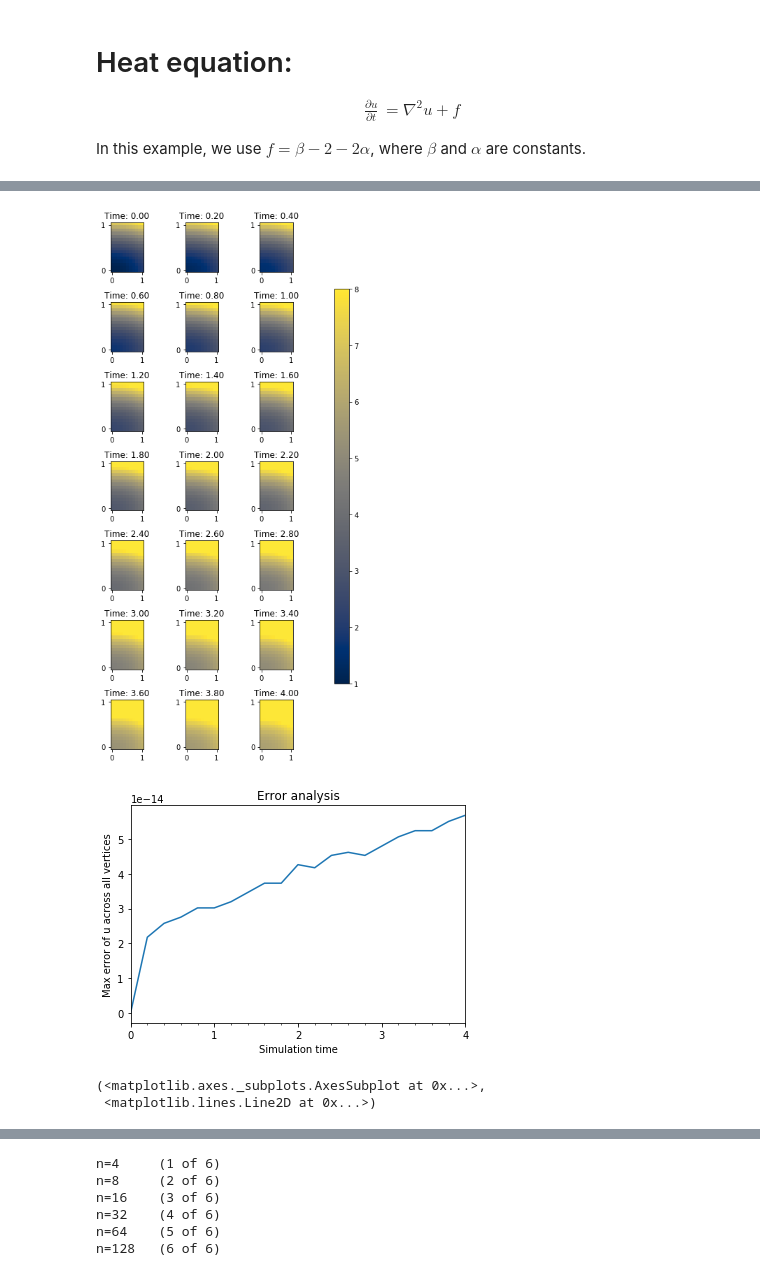
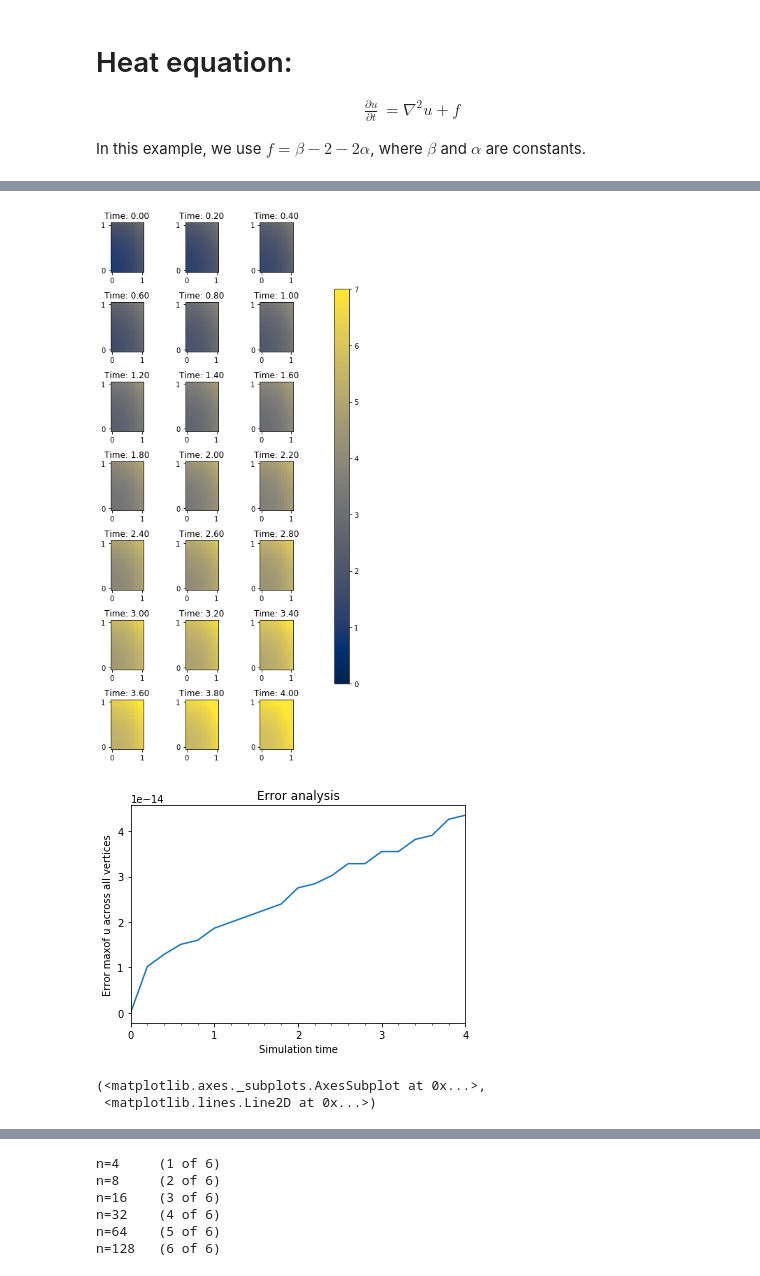
Before and after one commit to ZacharyVernec/PDE-FIND, a Jupyter notebook: Heat Equation.ipynb, the cells around one changed output, grey strips where cells are left out. Saved outputs shown, nothing was run; the diff lists cells and outputs as text; code cells hidden in the pictures.

```diff
--- a/Heat Equation.ipynb
+++ b/Heat Equation.ipynb
@@ -85,9 +94,9 @@ def calculate_simulation(nx, ny, nt, dt=None, tmax=None, alpha=6, beta=1.2):
 
     return mesh_info, logs
 
-mesh_info, logs = calculate_simulation(10, 15, 20, tmax=4.0)
+mesh_info, logs = calculate_simulation(10, 15, 20, tmax=4.0, alpha=1, beta=1.2)
 # %%
-def display_simulation(mesh_info, logs, nplots_max=None, nrows_max=None, show_bounds=False):
+def display_simulation(mesh_info, logs, nplots_max=None, nrows_max=None, show_bounds=False, scalemin=1, scalemax=8):
 
     # Retrieve variables
     mesh = mesh_info['mesh']
@@ -108,42 +117,42 @@ def display_simulation(mesh_info, logs, nplots_max=None, nrows_max=None, show_bo
     ncols = int(np.ceil(nplots/nrows_max))
     nrows = int(np.ceil(nplots/ncols))
     figsize = np.array([ncols, 0.8*nrows])*2     # figure size, inches
-    scalemin, scalemax = 1.0, 8.0 #Decided arbitrarily to scale the plots to a standard scale.
+    scalemin, scalemax = scalemin, scalemax #Decided arbitrarily to scale the plots to a standard scale.
                                #Ideally, we would scale everything based on the min and max over all time,
                                #but here we are plotting before doing the entire calculation.
 
     fig, axes = plt.subplots(nrows=nrows, ncols=ncols, figsize=figsize)
 
 
     for i in range(nplots):
         axi = axes.flat[i]
         # i runs from 0 to (nrows*ncols-1)
         # axi is equivalent with ax[rowid][colid]
         vertex_values_u = u_hist[i].compute_vertex_values(mesh).reshape(ny+1, nx+1)
         img = axi.imshow(vertex_values_u, origin='lower', extent=(-0.05, 1.05, -0.05, 1.05), aspect=ny/nx,
                          cmap='cividis', vmin=scalemin, vmax=scalemax)
         axi.set_title(f'Time: {t_hist[i]:.2f}')
 
         if show_bounds:
             maj_locator = plt.FixedLocator([0, 1])
         if not show_bounds:
             maj_locator = plt.NullLocator()
         axi.xaxis.set_major_locator(maj_locator)
         axi.yaxis.set_major_locator(maj_locator)
         axi.xaxis.set_minor_locator(plt.NullLocator())
         axi.yaxis.set_minor_locator(plt.NullLocator())
 
     plt.tight_layout(True)
 
     fig.subplots_adjust(right=0.8)
     cbar_ax = fig.add_axes([0.85, 0.15, 0.05, 0.7])
     fig.colorbar(img, cax=cbar_ax)
 
     plt.show()
 
-display_simulation(mesh_info, logs, nrows_max=7, show_bounds=True)
+display_simulation(mesh_info, logs, nrows_max=7, show_bounds=True, scalemin=0, scalemax=7)
 # %% [output]
-[figure, old version]
+[figure, new version]
 # %%
 def display_error(error_type, mesh_info, logs, prev_ax=None, major_ticks_period=1, show=True):
     #the simulation time is displayed every 'major_ticks_period' times the timestep dt
@@ -160,7 +169,7 @@ def display_error(error_type, mesh_info, logs, prev_ax=None, major_ticks_period=
 
     ax.set_title('Error analysis')
     ax.set_xlabel('Simulation time')
-    ax.set_ylabel('Max error of u across all vertices')
+    ax.set_ylabel('Error '+str(error_type)+'of u across all vertices')
 
     if show:
         ax.xaxis.set_major_locator(plt.MultipleLocator(mesh_info['dt']*major_ticks_period))
@@ -170,7 +179,7 @@ def display_error(error_type, mesh_info, logs, prev_ax=None, major_ticks_period=
 
 display_error('max', mesh_info, logs, major_ticks_period=5)
 # %% [output]
-[figure, old version]
+[figure, new version]
 (<matplotlib.axes._subplots.AxesSubplot at 0x...>,
  <matplotlib.lines.Line2D at 0x...>)
 # %%
```
Also changed, not shown: parts of 9 cells of this notebook, 1 other file.
